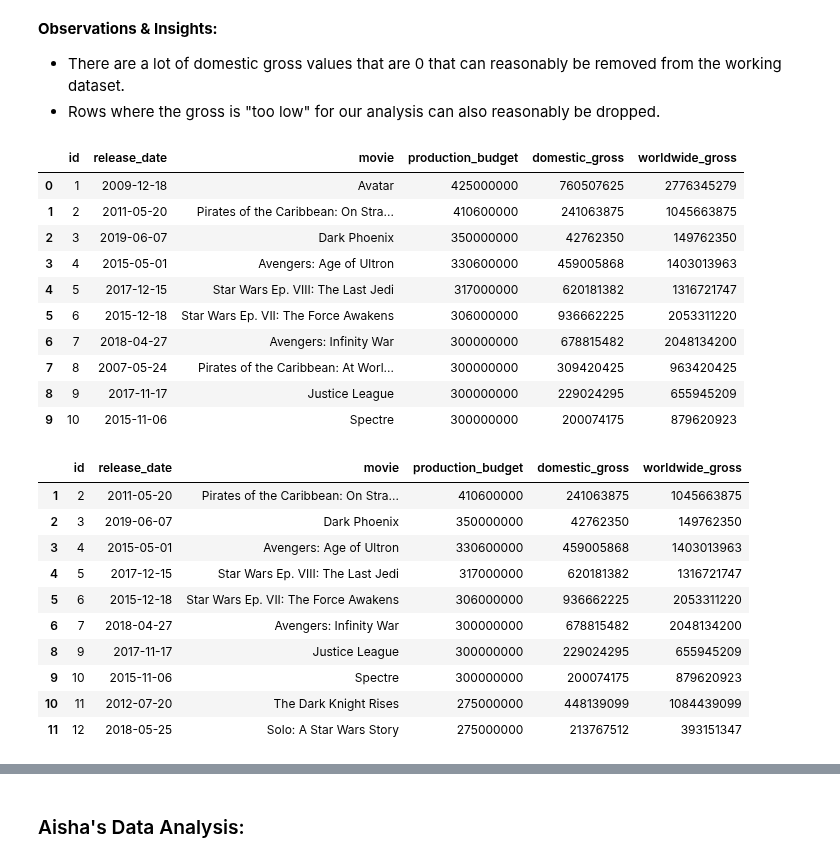
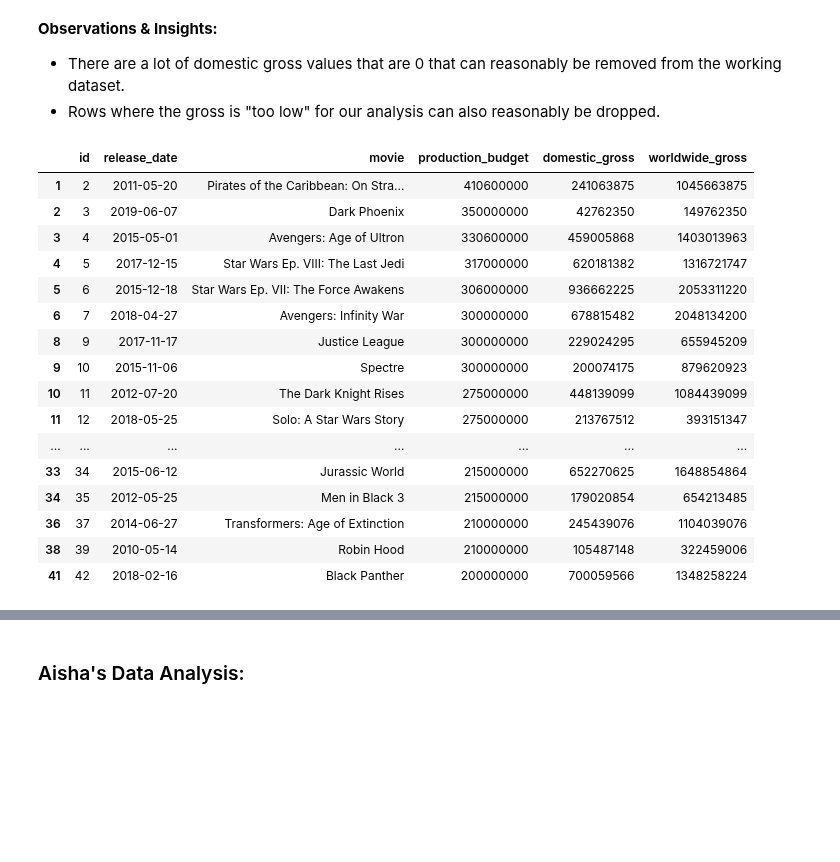
Before and after one commit to alpacanonymous/project1, a Jupyter notebook: final_notebook.ipynb, the cells around one changed output, grey strips where cells are left out. Cells and saved outputs as stored; diff of their text form; code cells hidden in the pictures; blank space fills up the shorter version.

```diff
--- a/final_notebook.ipynb
+++ b/final_notebook.ipynb
@@ -124,38 +123,26 @@ print(list(mb['domestic_gross'].sort_values(ascending=False)))
 <li>Rows where the gross is "too low" for our analysis can also reasonably be dropped.
 </ul>
 # %%
-## Remove rows with domestic_gross < $20,000,000 because we want to focus on highest grossing films
+## Remove rows with release_date before 2010 to focus on analyzing data from the most recent decade
 
-mb = mb[mb['domestic_gross'] > 20000000]
+mb = mb[(mb['release_date']) >= '2010-01-01']
 
-mb.head(10)
+mb.head(30)
 # %% [output]
 |  | id | release_date | movie | production_budget | domestic_gross | worldwide_gross |
-| 0 | 1 | 2009-12-18 | Avatar | 425000000 | 760507625 | 2776345279 |
 | 1 | 2 | 2011-05-20 | Pirates of the Caribbean: On Stra... | 410600000 | 241063875 | 1045663875 |
 | 2 | 3 | 2019-06-07 | Dark Phoenix | 350000000 | 42762350 | 149762350 |
 | 3 | 4 | 2015-05-01 | Avengers: Age of Ultron | 330600000 | 459005868 | 1403013963 |
 | 4 | 5 | 2017-12-15 | Star Wars Ep. VIII: The Last Jedi | 317000000 | 620181382 | 1316721747 |
 | 5 | 6 | 2015-12-18 | Star Wars Ep. VII: The Force Awakens | 306000000 | 936662225 | 2053311220 |
 | 6 | 7 | 2018-04-27 | Avengers: Infinity War | 300000000 | 678815482 | 2048134200 |
-| 7 | 8 | 2007-05-24 | Pirates of the Caribbean: At Worl... | 300000000 | 309420425 | 963420425 |
 | 8 | 9 | 2017-11-17 | Justice League | 300000000 | 229024295 | 655945209 |
 | 9 | 10 | 2015-11-06 | Spectre | 300000000 | 200074175 | 879620923 |
+| 10 | 11 | 2012-07-20 | The Dark Knight Rises | 275000000 | 448139099 | 1084439099 |
+| 11 | 12 | 2018-05-25 | Solo: A Star Wars Story | 275000000 | 213767512 | 393151347 |
+| ... | ... | ... | ... | ... | ... | ... |
+| 33 | 34 | 2015-06-12 | Jurassic World | 215000000 | 652270625 | 1648854864 |
+| 34 | 35 | 2012-05-25 | Men in Black 3 | 215000000 | 179020854 | 654213485 |
+| 36 | 37 | 2014-06-27 | Transformers: Age of Extinction | 210000000 | 245439076 | 1104039076 |
+| 38 | 39 | 2010-05-14 | Robin Hood | 210000000 | 105487148 | 322459006 |
+| 41 | 42 | 2018-02-16 | Black Panther | 200000000 | 700059566 | 1348258224 |
-# %%
-## Remove rows with release_date before 2010 to focus on analyzing data from the most recent decade
-
-mb = mb[(mb['release_date']) >= '2010-01-01']
-
-mb.head(10)
-# %% [output]
-|  | id | release_date | movie | production_budget | domestic_gross | worldwide_gross |
-| 1 | 2 | 2011-05-20 | Pirates of the Caribbean: On Stra... | 410600000 | 241063875 | 1045663875 |
-| 2 | 3 | 2019-06-07 | Dark Phoenix | 350000000 | 42762350 | 149762350 |
-| 3 | 4 | 2015-05-01 | Avengers: Age of Ultron | 330600000 | 459005868 | 1403013963 |
-| 4 | 5 | 2017-12-15 | Star Wars Ep. VIII: The Last Jedi | 317000000 | 620181382 | 1316721747 |
-| 5 | 6 | 2015-12-18 | Star Wars Ep. VII: The Force Awakens | 306000000 | 936662225 | 2053311220 |
-| 6 | 7 | 2018-04-27 | Avengers: Infinity War | 300000000 | 678815482 | 2048134200 |
-| 8 | 9 | 2017-11-17 | Justice League | 300000000 | 229024295 | 655945209 |
-| 9 | 10 | 2015-11-06 | Spectre | 300000000 | 200074175 | 879620923 |
-| 10 | 11 | 2012-07-20 | The Dark Knight Rises | 275000000 | 448139099 | 1084439099 |
-| 11 | 12 | 2018-05-25 | Solo: A Star Wars Story | 275000000 | 213767512 | 393151347 |
```
Also changed, not shown: parts of 39 cells of this notebook.
